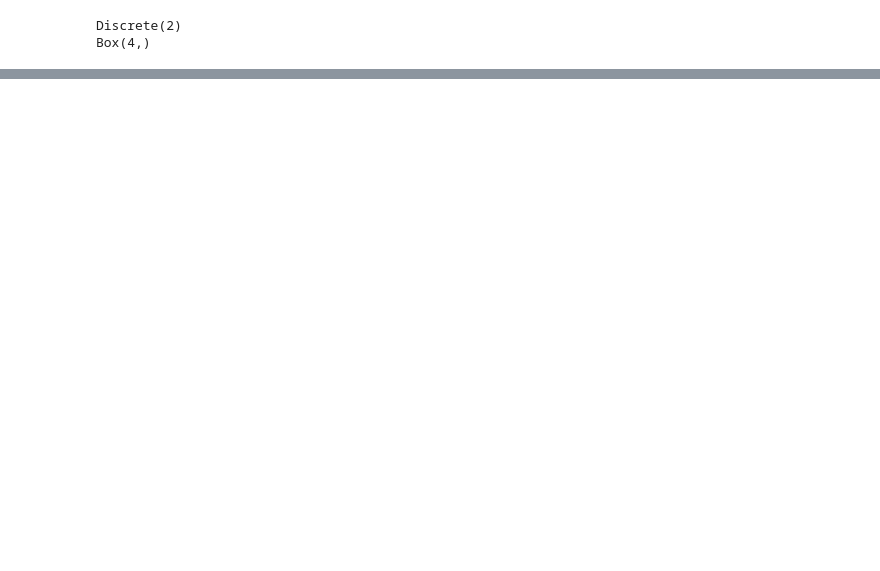
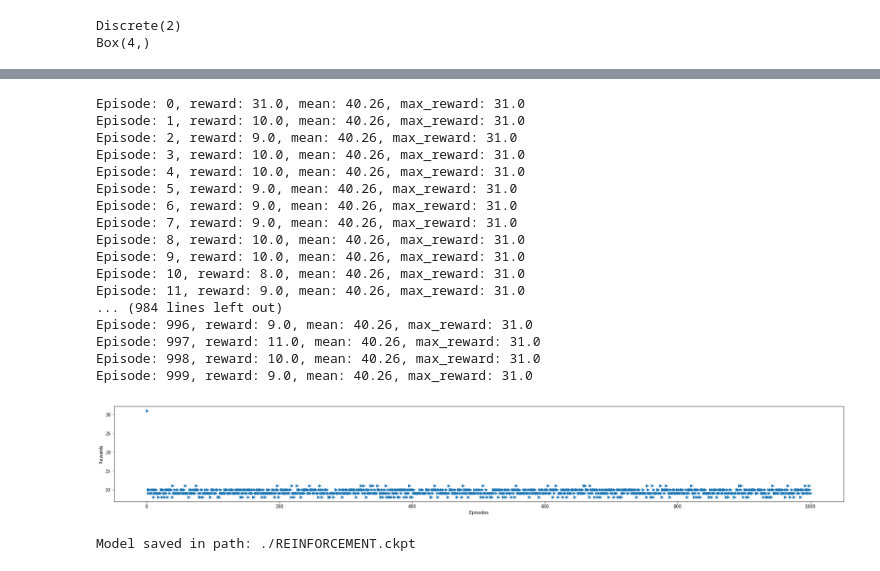
Before and after one commit to AnHongIl/DeepReinforcement, a Jupyter notebook: Policy_based/REINFORCEMENT.ipynb, the cells around one changed output, grey strips where cells are left out. Cells and saved outputs as stored; diff of their text form; code cells hidden in the pictures; blank space fills up the shorter version.

Commit message:
Update REINFORCEMENT

```diff
--- a/Policy_based/REINFORCEMENT.ipynb
+++ b/Policy_based/REINFORCEMENT.ipynb
@@ -15,5 +16,5 @@ state_size = 4
 action_size = 2
 
 max_episodes = 1000
-learning_rate = 0.001
+learning_rate = 0.01
 gamma = 0.99
@@ -52,10 +45,16 @@ with tf.device("/device:GPU:0"):
+# %%
+tf.reset_default_graph()
+NN = NeuralNetwork("main")
 # %%
-save_file = 'REINFORCEMENT.ckpt'
+save_file = './REINFORCEMENT.ckpt'
 saver = tf.train.Saver()
-with tf.Session(config=tf.ConfigProto(log_device_placement=True, allow_soft_placement=True)) as sess:
+#with tf.Session(config=tf.ConfigProto(log_device_placement=True, allow_soft_placement=True)) as sess:
+with tf.Session() as sess:
     sess.run(tf.global_variables_initializer())
 
+    allRewards = []
     for ep in range(max_episodes):
+    #for ep in range(1):
         episode_rewards_sum = 0
         episode_states = []
         episode_actions = []
@@ -63,54 +62,89 @@ with tf.Session(config=tf.ConfigProto(log_device_placement=True, allow_soft_plac
 
         state = env.reset()
 
+        #for step in range(1000):
         while True:
-            output = sess.run(NN.output, feed_dict={inputs: state.reshape([1, state_size])})
-            action = np.random.choice(action_size, p=output)
+            output = sess.run(NN.output, feed_dict={NN.inputs: state.reshape([1, state_size])})
+            #action = np.argmax(output[0])
+
+            action = np.random.choice(action_size, p=output[0])
 
             next_state, reward, done, info = env.step(action)
 
             #action encoding
             actions = np.zeros(action_size)
-            actions[action] = 1
+            actions[action] = 1.0
 
             episode_states.append(state)
             episode_actions.append(actions)
             episode_rewards.append(reward)
 
+            #if done or step == 999:
             if done:
                 episode_rewards_sum = np.sum(episode_rewards)
+                #mean = np.mean(episode_rewards)
+                #std = np.std(episode_rewards)
+                #normalize_rewards = (episode_rewards_sum - mean) / std
 
                 allRewards.append(episode_rewards_sum)
 
                 total_rewards = np.sum(allRewards)
 
-                mean_reward = np.divide(total_rewards, episode+1)
+
 
                 maxRewardRecorded = np.amax(allRewards)
 
-                print()
-                print()
-                print()
-                print()
-                print()
+                print("Episode: {}, reward: {}, mean: {:.2f}, max_reward: {}".format(ep, episode_rewards_sum, mean_reward, maxRewardRecorded))
 
-                discounted_episode_rewards = discount_and_normalize_rewards(episode_rewards)
-
-                loss_, _ = sess.run([NN.loss, NN.train_opt], feed_dict={})
+                #discounted_episode_rewards = discount_and_normalize_rewards(episode_rewards)
+                """
+                loss, mul, reduce = sess.run([NN.loss, NN.mul, NN.reduce], feed_dict={NN.inputs:episode_states, NN.actions:episode_actions, NN.rewards: episode_rewards_sum})
+                print('rewards')
+                print(episode_rewards_sum)
+                print('actions')
+                print(episode_actions)
+                print('mul')
+                print(mul)
+                print('reduce')
+                print(reduce)
+                print('loss')
+                print(loss)
+                """
+                loss, _ = sess.run([NN.loss, NN.opt], feed_dict={NN.inputs: episode_states, NN.actions: episode_actions, NN.rewards: episode_rewards_sum})
                 break
 
             state = next_state
 
 
     plt.figure(figsize=(30, 4))
-    x = np.array(range(1, train_episodes+1))
-    plt.scatter(x, scores, marker='>')
+    x = np.array(range(1, max_episodes+1))
+    plt.scatter(x, allRewards, marker='>')
     plt.xlabel("Episodes")
-    plt.ylabel("Scores")
+    plt.ylabel("Rewards")
     plt.show()
 
     save_path = saver.save(sess, save_file)
     print("Model saved in path: %s" % save_path)
+# %% [output]
+Episode: 0, reward: 31.0, mean: 40.26, max_reward: 31.0
+Episode: 1, reward: 10.0, mean: 40.26, max_reward: 31.0
+Episode: 2, reward: 9.0, mean: 40.26, max_reward: 31.0
+Episode: 3, reward: 10.0, mean: 40.26, max_reward: 31.0
+Episode: 4, reward: 10.0, mean: 40.26, max_reward: 31.0
+Episode: 5, reward: 9.0, mean: 40.26, max_reward: 31.0
+Episode: 6, reward: 9.0, mean: 40.26, max_reward: 31.0
+Episode: 7, reward: 9.0, mean: 40.26, max_reward: 31.0
+Episode: 8, reward: 10.0, mean: 40.26, max_reward: 31.0
+Episode: 9, reward: 10.0, mean: 40.26, max_reward: 31.0
+Episode: 10, reward: 8.0, mean: 40.26, max_reward: 31.0
+Episode: 11, reward: 9.0, mean: 40.26, max_reward: 31.0
+... (984 lines left out)
+Episode: 996, reward: 9.0, mean: 40.26, max_reward: 31.0
+Episode: 997, reward: 11.0, mean: 40.26, max_reward: 31.0
+Episode: 998, reward: 10.0, mean: 40.26, max_reward: 31.0
+Episode: 999, reward: 9.0, mean: 40.26, max_reward: 31.0
+[figure, added]
+Model saved in path: ./REINFORCEMENT.ckpt
 # %%
 tf.reset_default_graph()
 
```
Also changed, not shown: parts of 4 cells of this notebook.
